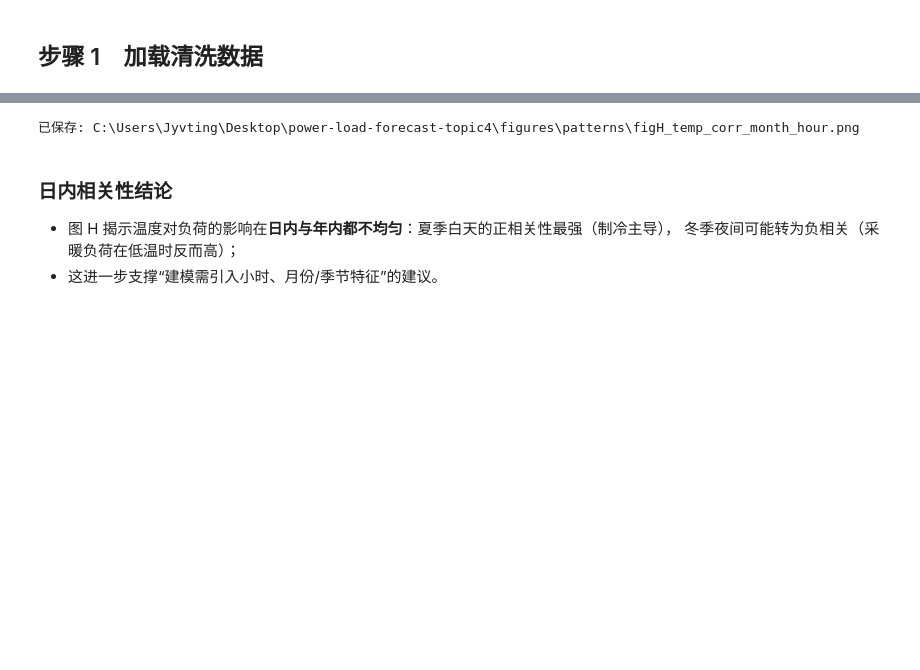
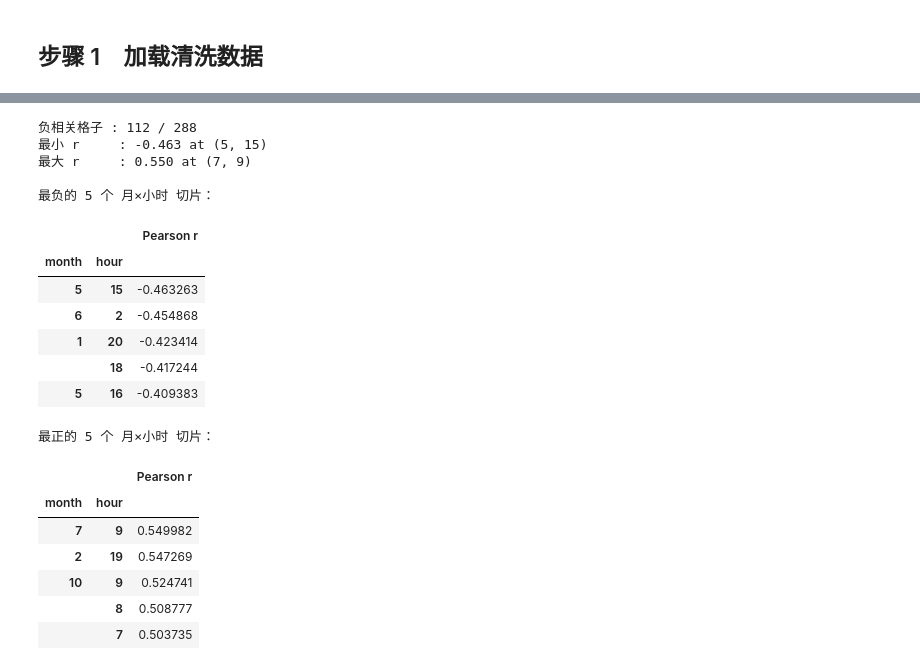
Before and after one commit to Lizhuiii/power-load-forecast-topic4, a Jupyter notebook: project/04_weather_correlation.ipynb, the cells around one changed output, grey strips where cells are left out. Saved outputs shown, nothing was run; the diff lists cells and outputs as text; code cells hidden in the pictures; blank space fills up the shorter version.

```diff
--- a/project/04_weather_correlation.ipynb
+++ b/project/04_weather_correlation.ipynb
@@ -185,33 +243,53 @@ print("冬季(12,1,2)平均 r:", round(float(np.mean([temp_load_corr_by_month[m-
 # %%
-feat = pd.DataFrame(index=df.index)
-feat["month"] = df.index.month
-feat["hour"] = df.index.hour
-
 pivot = pd.DataFrame(index=range(1, 13), columns=range(24), dtype=float)
 for m in range(1, 13):
     for h in range(24):
-        mask = (feat["month"] == m) & (feat["hour"] == h)
-        sub = df[mask]
+        sub = df[(df.index.month == m) & (df.index.hour == h)]
         if len(sub) > 5:
-            pivot.loc[m, h] = sub["temperature"].corr(sub["zone_total_power_consumption"])
-pivot = pivot.astype(float)
+            pivot.loc[m, h] = sub["temperature"].corr(sub[TOTAL])
+pivot.index.name = "month"
+pivot.columns.name = "hour"
+pivot.round(6).to_csv(TABLE_DIR / "temp_load_corr_month_hour.csv", encoding="utf-8-sig")
 
-fig, ax = plt.subplots(figsize=(12, 5))
+negative_count = int((pivot < 0).sum().sum())
+print(f"负相关格子 : {negative_count} / {pivot.size}")
+print(f"最小 r     : {pivot.min().min():.3f} at {pivot.stack().idxmin()}")
+print(f"最大 r     : {pivot.max().max():.3f} at {pivot.stack().idxmax()}")
+
+stacked = pivot.stack().sort_values()
+print("\n最负的 5 个 月×小时 切片：")
+display(stacked.head(5).to_frame("Pearson r"))
+print("最正的 5 个 月×小时 切片：")
+display(stacked.tail(5).sort_values(ascending=False).to_frame("Pearson r"))
+
+fig, ax = plt.subplots(figsize=(12, 5.2))
 im = ax.imshow(pivot.values, cmap="RdBu_r", vmin=-1, vmax=1, aspect="auto")
 ax.set_xlabel("小时")
 ax.set_ylabel("月份")
 ax.set_xticks(range(0, 24, 2))
 ax.set_yticks(range(1, 13))
-ax.set_title("图 H  温度-负荷相关系数 月×小时 热力图", loc="left")
+ax.set_title("温度-负荷相关系数的 月×小时 结构", loc="left")
 fig.colorbar(im, ax=ax, fraction=0.03, pad=0.02, label="Pearson r")
-fig.savefig(FIG_DIR / "figH_temp_corr_month_hour.png", dpi=150)
+fig.savefig(FIG_DIR / "figI_temp_corr_month_hour.png", dpi=180)
 plt.close(fig)
-print("已保存:", FIG_DIR / "figH_temp_corr_month_hour.png")
 # %% [output]
-已保存: C:\Users\Jyvting\Desktop\power-load-forecast-topic4\figures\patterns\figH_temp_corr_month_hour.png
+负相关格子 : 112 / 288
+最小 r     : -0.463 at (5, 15)
+最大 r     : 0.550 at (7, 9)
+
+最负的 5 个 月×小时 切片：
+|  |  | Pearson r |
+| month | hour |  |
+| 5 | 15 | -0.463263 |
+| 6 | 2 | -0.454868 |
+| 1 | 20 | -0.423414 |
+|  | 18 | -0.417244 |
+| 5 | 16 | -0.409383 |
+最正的 5 个 月×小时 切片：
+|  |  | Pearson r |
+| month | hour |  |
+| 7 | 9 | 0.549982 |
+| 2 | 19 | 0.547269 |
+| 10 | 9 | 0.524741 |
+|  | 8 | 0.508777 |
+|  | 7 | 0.503735 |
-# %% [markdown]
-### 日内相关性结论
-
-- 图 H 揭示温度对负荷的影响在**日内与年内都不均匀**：夏季白天的正相关性最强（制冷主导），
-  冬季夜间可能转为负相关（采暖负荷在低温时反而高）；
-- 这进一步支撑“建模需引入小时、月份/季节特征”的建议。
```
Also changed, not shown: parts of 22 cells of this notebook, 11 other files.
